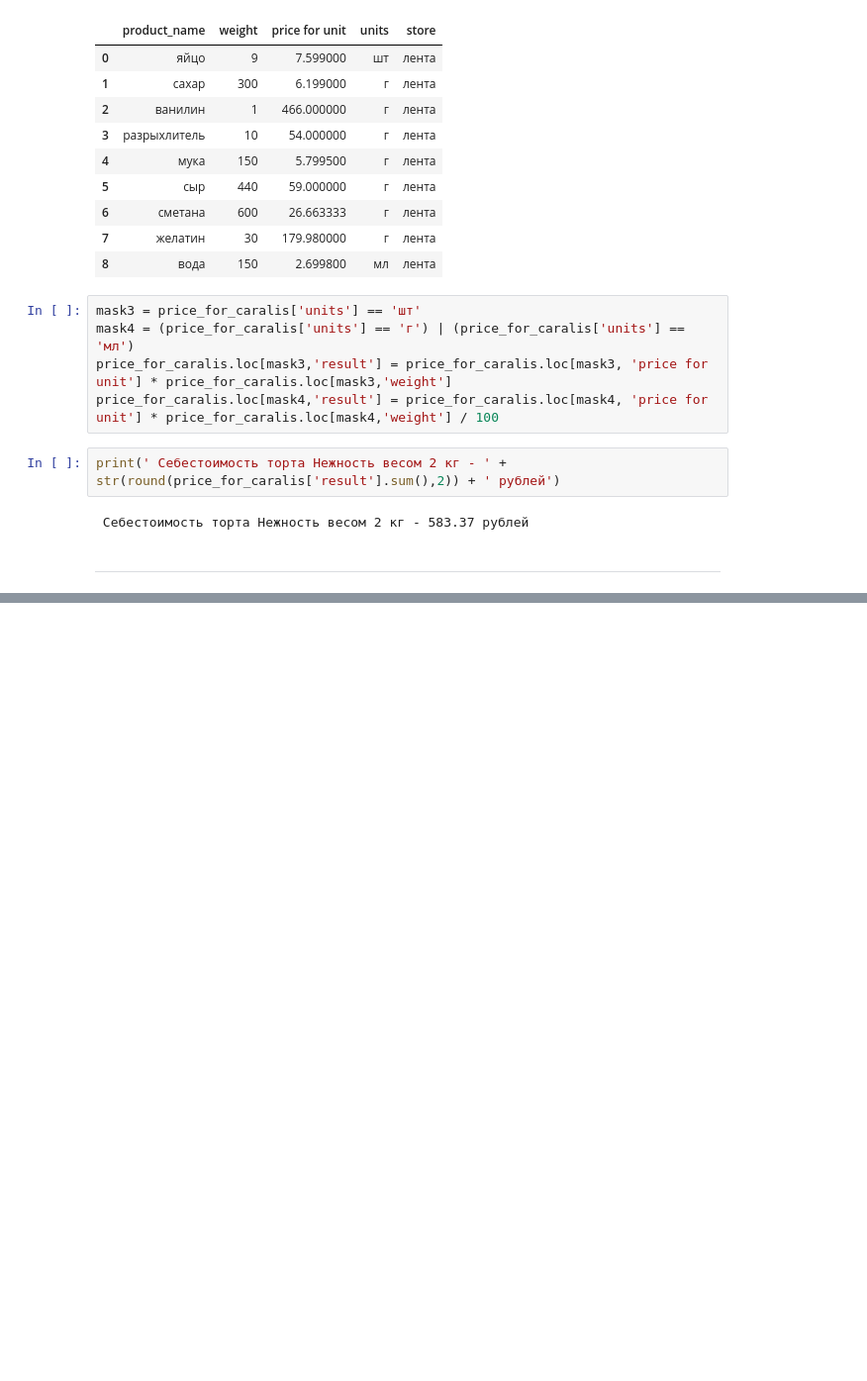
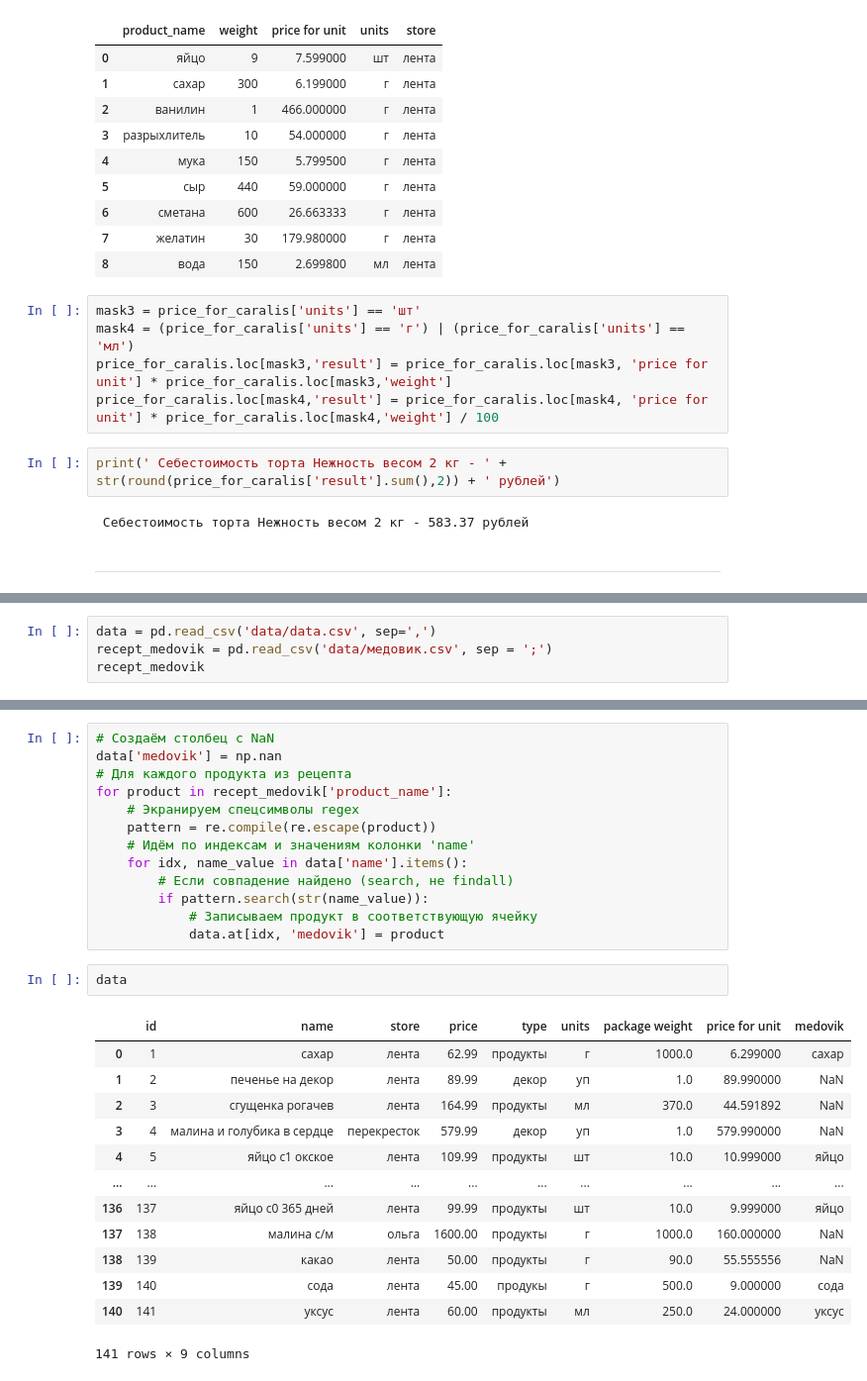
Before and after one commit to vavilove001-lab/project_cakes_cust, a Jupyter notebook: project_cakes_cust.ipynb, the cells around one changed output, grey strips where cells are left out. Shown at 99% size. Saved outputs shown, nothing was run; the diff lists cells and outputs as text; blank space fills up the shorter version.

```diff
--- a/project_cakes_cust.ipynb
+++ b/project_cakes_cust.ipynb
@@ -273,0 +281,4 @@ print(' Себестоимость торта Нежность весом 2 кг
+# %%
+data = pd.read_csv('data/data.csv', sep=',')
+recept_medovik = pd.read_csv('data/медовик.csv', sep = ';')
+recept_medovik
@@ -273,0 +297,29 @@ print(' Себестоимость торта Нежность весом 2 кг
+# %%
+# Создаём столбец с NaN
+data['medovik'] = np.nan
+# Для каждого продукта из рецепта
+for product in recept_medovik['product_name']:
+    # Экранируем спецсимволы regex
+    pattern = re.compile(re.escape(product))
+    # Идём по индексам и значениям колонки 'name'
+    for idx, name_value in data['name'].items():
+        # Если совпадение найдено (search, не findall)
+        if pattern.search(str(name_value)):
+            # Записываем продукт в соответствующую ячейку
+            data.at[idx, 'medovik'] = product
+# %%
+data
+# %% [output]
+|  | id | name | store | price | type | units | package weight | price for unit | medovik |
+| 0 | 1 | сахар | лента | 62.99 | продукты | г | 1000.0 | 6.299000 | сахар |
+| 1 | 2 | печенье на декор | лента | 89.99 | декор | уп | 1.0 | 89.990000 | NaN |
+| 2 | 3 | сгущенка рогачев | лента | 164.99 | продукты | мл | 370.0 | 44.591892 | NaN |
+| 3 | 4 | малина и голубика в сердце | перекресток | 579.99 | декор | уп | 1.0 | 579.990000 | NaN |
+| 4 | 5 | яйцо с1 окское | лента | 109.99 | продукты | шт | 10.0 | 10.999000 | яйцо |
+| ... | ... | ... | ... | ... | ... | ... | ... | ... | ... |
+| 136 | 137 | яйцо с0 365 дней | лента | 99.99 | продукты | шт | 10.0 | 9.999000 | яйцо |
+| 137 | 138 | малина с/м | ольга | 1600.00 | продукты | г | 1000.0 | 160.000000 | NaN |
+| 138 | 139 | какао | лента | 50.00 | продукты | г | 90.0 | 55.555556 | NaN |
+| 139 | 140 | сода | лента | 45.00 | продукы | г | 500.0 | 9.000000 | сода |
+| 140 | 141 | уксус | лента | 60.00 | продукты | мл | 250.0 | 24.000000 | уксус |
+141 rows × 9 columns
```
Also changed, not shown: parts of 14 cells of this notebook.
